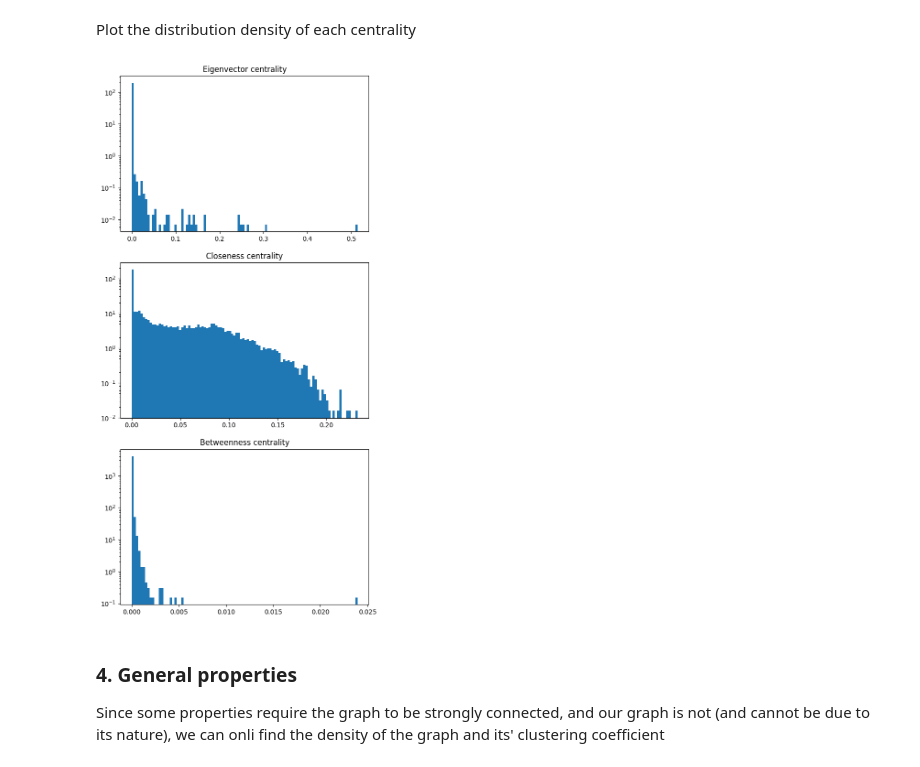
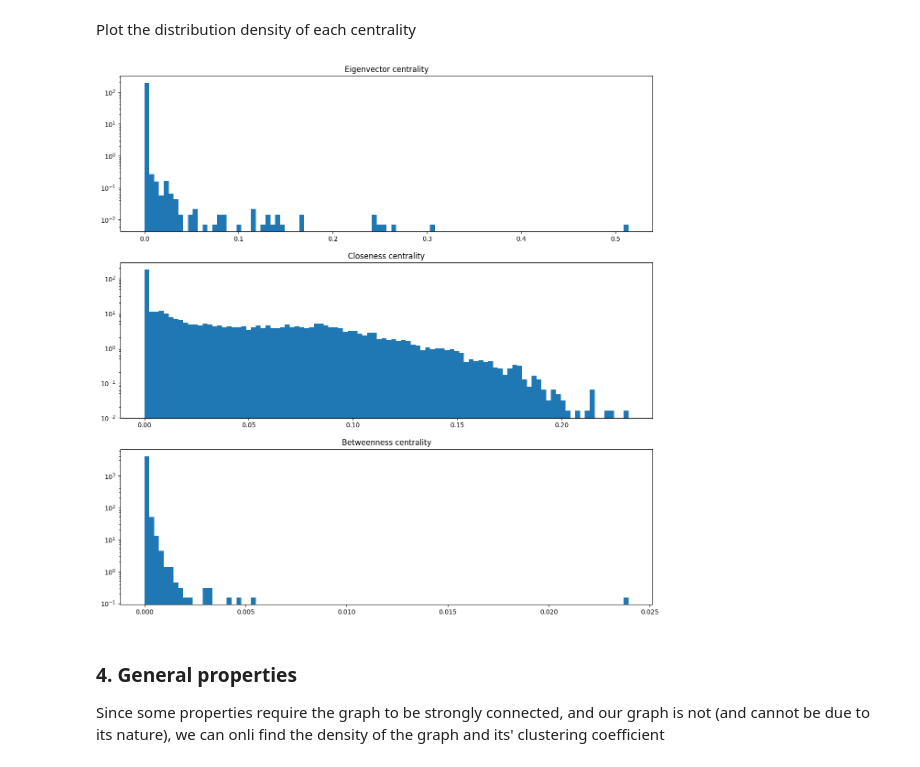
Before and after one commit to ArtemCh101/hse-sna-project, a Jupyter notebook: notebooks/EDA.ipynb, the cells around one changed output. Drawn from its saved outputs; the diff is of its cells as text; code cells hidden in the pictures.

```diff
--- a/notebooks/EDA.ipynb
+++ b/notebooks/EDA.ipynb
@@ -62,10 +70,11 @@ def open_json_if_exists_or_execute_and_save(filepath: str, func, *args) -> dict:
     return return_val
 # %%
 centralities = {"eigenvector": [], "closeness": [], "betweenness": []}
+graph_properties_path = os.path.join(os.pardir, 'graph_properties')
 # %% [markdown]
 #### a) Eigenvector centralities (3sec)
 # %%
-eigenvector_centralities = open_json_if_exists_or_execute_and_save(os.path.join('graph_properties', 'eigenvector_centralities.json'), nx.eigenvector_centrality, G, 600)
+eigenvector_centralities = open_json_if_exists_or_execute_and_save(os.path.join(graph_properties_path, 'eigenvector_centralities.json'), nx.eigenvector_centrality, G, 600)
 centralities["eigenvector"] = sorted(list(eigenvector_centralities.values()), reverse=True)
 # %%
 print('Top 10 eigenvector centralities:', *centralities["eigenvector"][:10], sep='\n')
@@ -84,7 +93,7 @@ Top 10 eigenvector centralities:
 # %% [markdown]
 #### b) Closeness centralities (6min)
 # %%
-closeness_centralities = open_json_if_exists_or_execute_and_save(os.path.join('graph_properties', 'closeness_centralities.json'), nx.closeness_centrality, G)
+closeness_centralities = open_json_if_exists_or_execute_and_save(os.path.join(graph_properties_path, 'closeness_centralities.json'), nx.closeness_centrality, G)
 centralities["closeness"] = sorted(list(closeness_centralities.values()), reverse=True)
 # %%
 print('Top 10 closeness centralities:', *centralities["closeness"][:10], sep='\n')
@@ -103,7 +112,7 @@ Top 10 closeness centralities:
 # %% [markdown]
 #### c) Betweenness centralities (38min)
 # %%
-betweenness_centralities = open_json_if_exists_or_execute_and_save(os.path.join('graph_properties', 'betweenness_centralities.json'), nx.betweenness_centrality, G)
+betweenness_centralities = open_json_if_exists_or_execute_and_save(os.path.join(graph_properties_path, 'betweenness_centralities.json'), nx.betweenness_centrality, G)
 centralities["betweenness"] = sorted(list(betweenness_centralities.values()), reverse=True)
 # %%
 print('Top 10 betweenness centralities:', *centralities["betweenness"][:10], sep='\n')
@@ -122,13 +131,13 @@ Top 10 betweenness centralities:
 # %% [markdown]
 Plot the distribution density of each centrality
 # %%
-_, axis = plt.subplots(len(centralities), 1, figsize=(7, 5 * len(centralities)))
+_, axis = plt.subplots(len(centralities), 1, figsize=(15, 5 * len(centralities)))
 for i, centrality in enumerate(centralities.keys()):
     axis[i].hist(centralities[centrality], bins=100, density=True, log=True)
     axis[i].title.set_text(centrality.capitalize() + ' centrality')
 plt.show()
 # %% [output]
-[figure, old version]
+[figure, new version]
 # %% [markdown]
 ### 4. General properties
 Since some properties require the graph to be strongly connected, and our graph is not (and cannot be due to its nature), we can onli find the density of the graph and its' clustering coefficient
```
Also changed, not shown: parts of 7 cells of this notebook, 4 other files.
